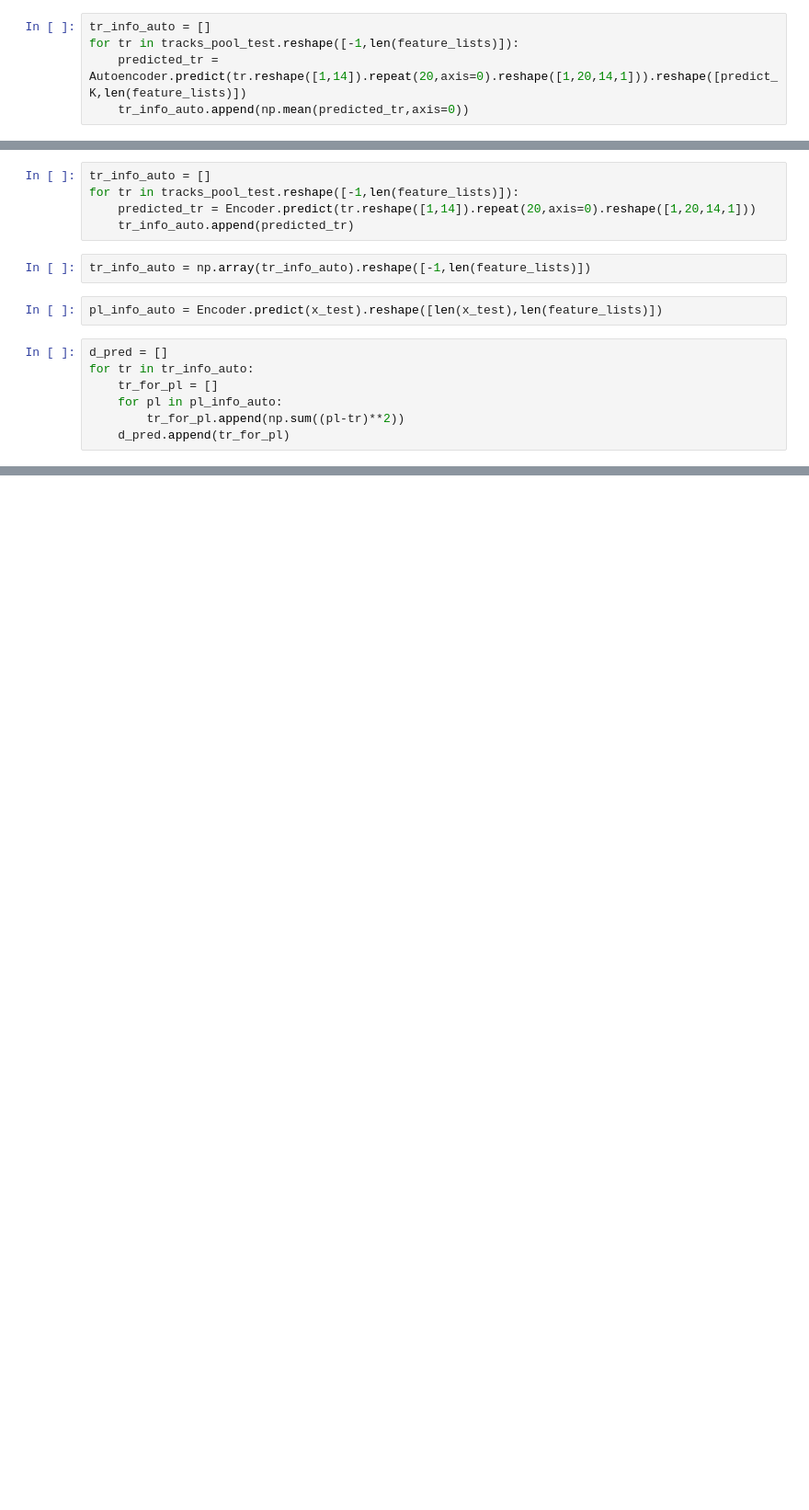
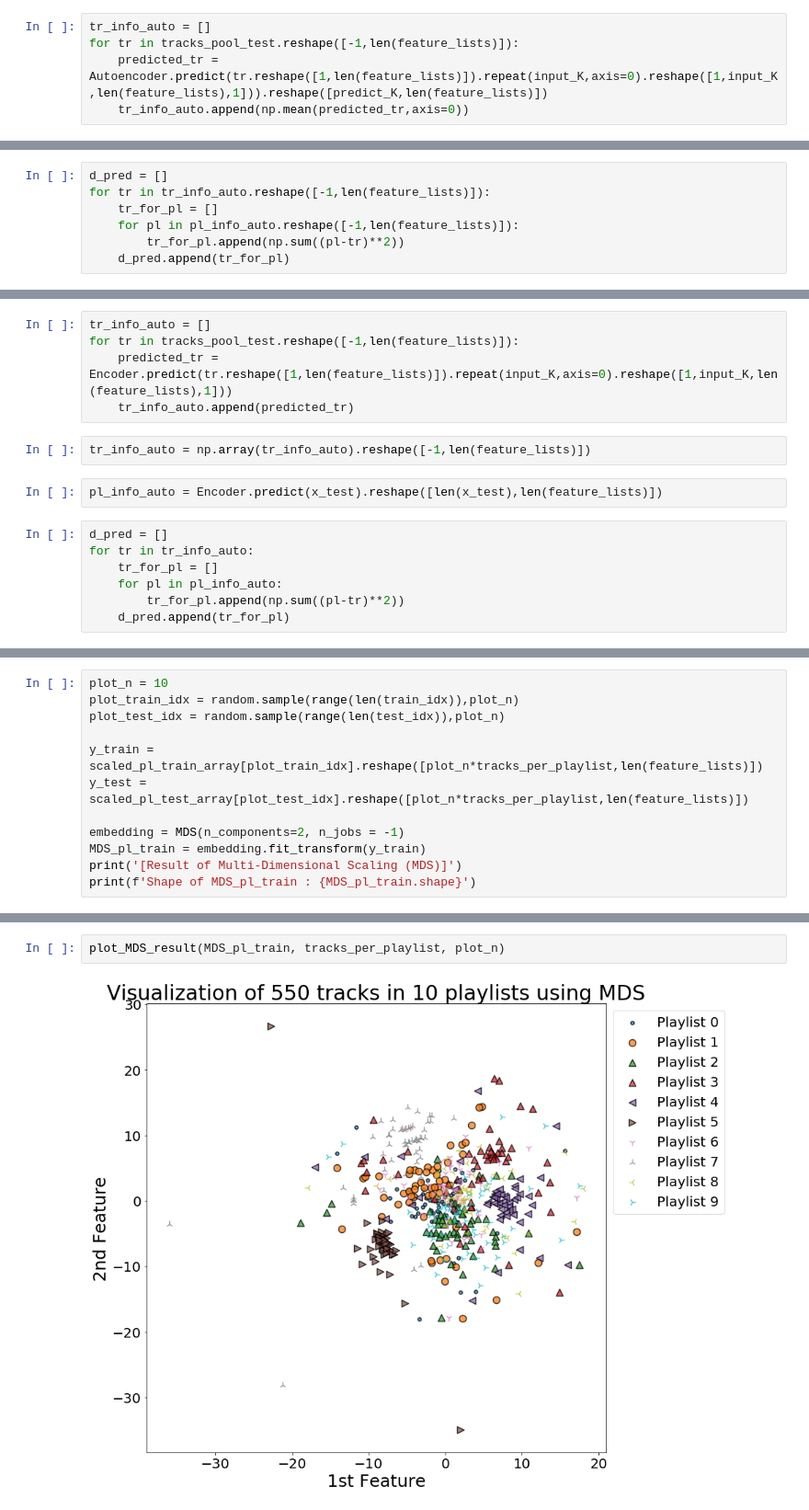
Before and after one commit to slee25/AC209A_SpotifyGroup30, a Jupyter notebook: notebooks/project_spotify_model.ipynb, the cells around one changed output, grey strips where cells are left out. Shown at 92% size. Saved outputs shown, nothing was run; the diff lists cells and outputs as text; blank space fills up the shorter version.

```diff
--- a/notebooks/project_spotify_model.ipynb
+++ b/notebooks/project_spotify_model.ipynb
@@ -460,7 +488,7 @@ Metrics.append(pd.DataFrame([('autoencoder prediction mean',Rprecision(d_test, d
 # %%
 tr_info_auto = []
 for tr in tracks_pool_test.reshape([-1,len(feature_lists)]):
-    predicted_tr = Autoencoder.predict(tr.reshape([1,14]).repeat(20,axis=0).reshape([1,20,14,1])).reshape([predict_K,len(feature_lists)])
+    predicted_tr = Autoencoder.predict(tr.reshape([1,len(feature_lists)]).repeat(input_K,axis=0).reshape([1,input_K,len(feature_lists),1])).reshape([predict_K,len(feature_lists)])
     tr_info_auto.append(np.mean(predicted_tr,axis=0))
 # %%
 tr_info_auto = np.array(tr_info_auto)
@@ -468,0 +495,7 @@ tr_info_auto = np.array(tr_info_auto)
+# %%
+d_pred = []
+for tr in tr_info_auto.reshape([-1,len(feature_lists)]):
+    tr_for_pl = []
+    for pl in pl_info_auto.reshape([-1,len(feature_lists)]):
+        tr_for_pl.append(np.sum((pl-tr)**2))
+    d_pred.append(tr_for_pl)
@@ -469,7 +509,7 @@ tr_info_auto = np.array(tr_info_auto)
 # %%
 tr_info_auto = []
 for tr in tracks_pool_test.reshape([-1,len(feature_lists)]):
-    predicted_tr = Encoder.predict(tr.reshape([1,14]).repeat(20,axis=0).reshape([1,20,14,1]))
+    predicted_tr = Encoder.predict(tr.reshape([1,len(feature_lists)]).repeat(input_K,axis=0).reshape([1,input_K,len(feature_lists),1]))
     tr_info_auto.append(predicted_tr)
 # %%
 tr_info_auto = np.array(tr_info_auto).reshape([-1,len(feature_lists)])
@@ -497,0 +546,12 @@ scaled_tr_train_df.shape
+# %%
+plot_n = 10
+plot_train_idx = random.sample(range(len(train_idx)),plot_n)
+plot_test_idx = random.sample(range(len(test_idx)),plot_n)
+
+y_train = scaled_pl_train_array[plot_train_idx].reshape([plot_n*tracks_per_playlist,len(feature_lists)])
+y_test = scaled_pl_test_array[plot_test_idx].reshape([plot_n*tracks_per_playlist,len(feature_lists)])
+
+embedding = MDS(n_components=2, n_jobs = -1)
+MDS_pl_train = embedding.fit_transform(y_train)
+print('[Result of Multi-Dimensional Scaling (MDS)]')
+print(f'Shape of MDS_pl_train : {MDS_pl_train.shape}')
@@ -530,0 +591,4 @@ scaled_tr_train_df.shape
+# %%
+plot_MDS_result(MDS_pl_train, tracks_per_playlist, plot_n)
+# %% [output]
+[figure, added]
```
Also changed, not shown: parts of 56 cells of this notebook.
